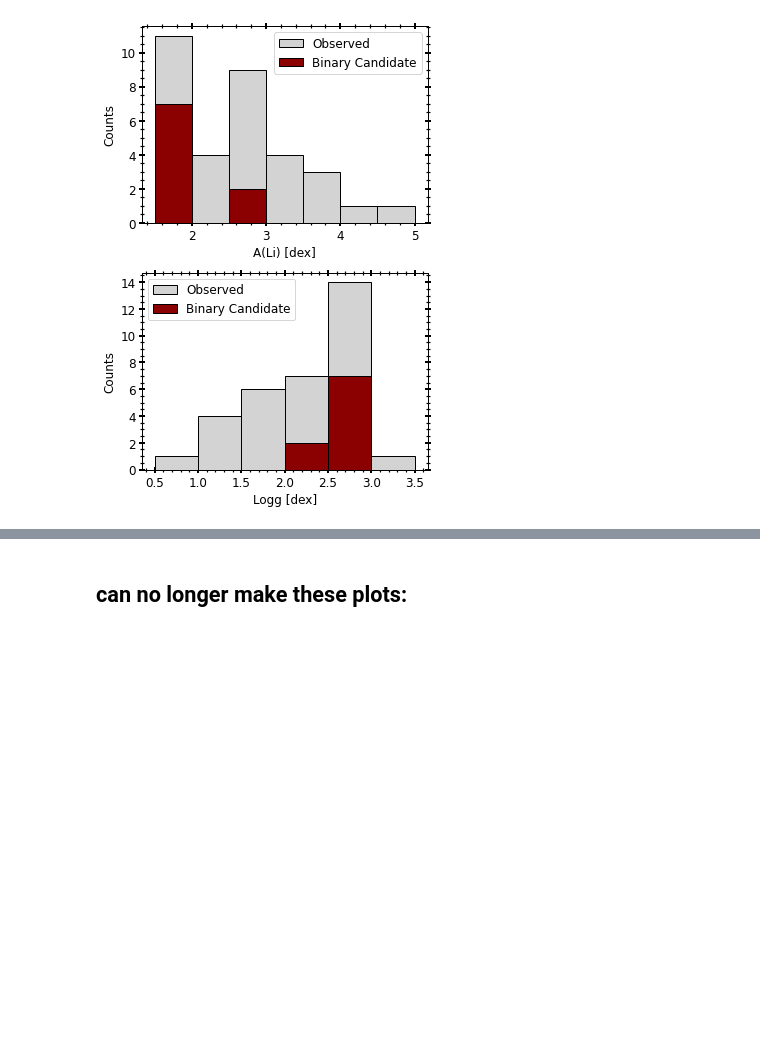
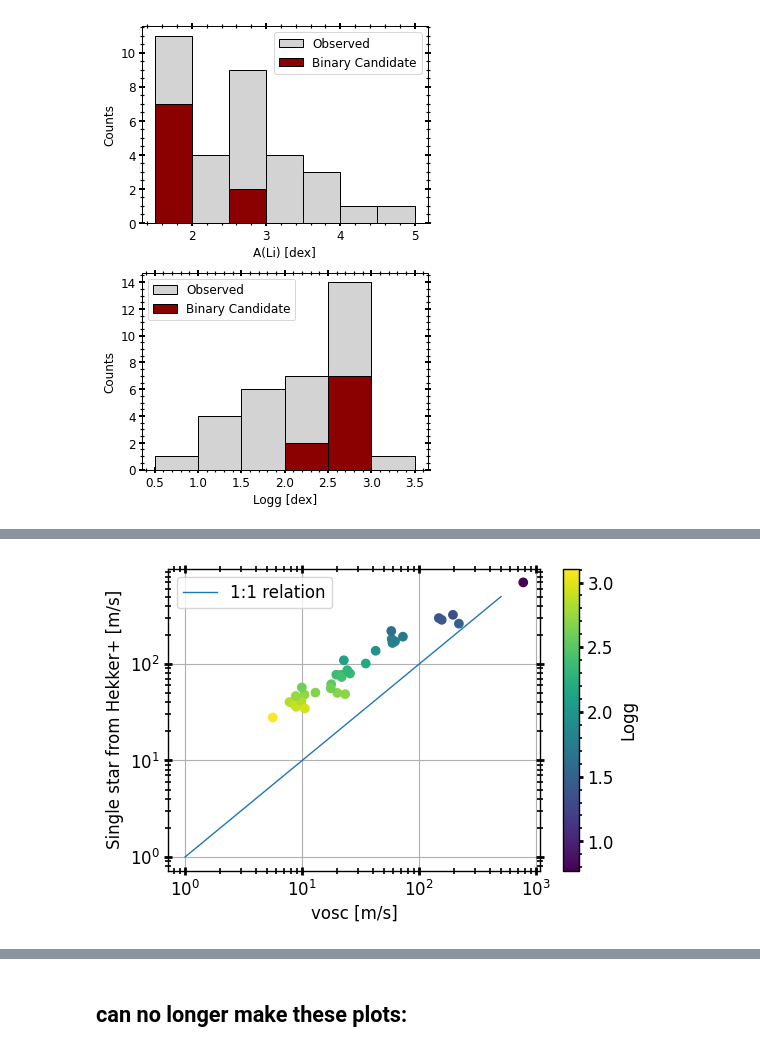
Before and after one commit to MaryumSayeed/ESPRESSO, a Jupyter notebook: scripts/make_tables.ipynb, the cells around one changed output, grey strips where cells are left out. Saved outputs shown, nothing was run; the diff lists cells and outputs as text; code cells hidden in the pictures; blank space fills up the shorter version.

```diff
--- a/scripts/make_tables.ipynb
+++ b/scripts/make_tables.ipynb
@@ -743,0 +862,48 @@ d1[(d1.program==113) & (d1.RG_id==21) ][['vosc','vbroad']]
+# %%
+def compare_vosc_jitter(d):
+
+    x = np.linspace(0,4,100)
+
+    def func1(logg):
+        a, b = -0.60, 3.31
+        log_v = a*logg+b
+        return 10.**log_v
+
+    def func2(logg):
+        siga, sigb = 0.04, 0.10
+        a, b = -0.60, 3.31
+        a = a+3.5*siga
+        b = b+3.5*sigb
+        log_v = (a*logg+b)
+        return 10.**log_v
+
+    def func3(logg):
+        siga, sigb = -0.04, -0.10
+        a, b = -0.60, 3.31
+        a = a+3.5*siga
+        b = b+3.5*sigb
+        log_v = (a*logg+b)
+        return 10.**log_v
+
+    line = np.linspace(1,500, 1000)
+    plt.figure(dpi=100)
+    plt.plot(line,line,lw=1,label='1:1 relation')
+    plt.legend()
+    vosc_km_s = list(d1.vosc)*u.km/u.s
+    vosc_cm_s = vosc_km_s.to(u.cm/u.s)
+    vosc_m_s  = vosc_km_s.to(u.m/u.s)
+
+    plt.scatter(vosc_m_s.value*2, func1(d1.logg), c=d1.logg)
+    plt.colorbar(label='Logg')
+#     plt.plot(line,2*line,lw=1)
+#     plt.plot(line,3*line,lw=1)
+#     plt.plot(line,4*line,lw=1)
+    plt.xscale('log')
+    plt.yscale('log')
+    plt.ylabel('Single star from Hekker+ [m/s]')
+    plt.xlabel('vosc [m/s]')
+    plt.grid()
+
+compare_vosc_jitter(d1)
+# %% [output]
+[figure, added]
```
Also changed, not shown: parts of 16 cells of this notebook, 3 other files.
